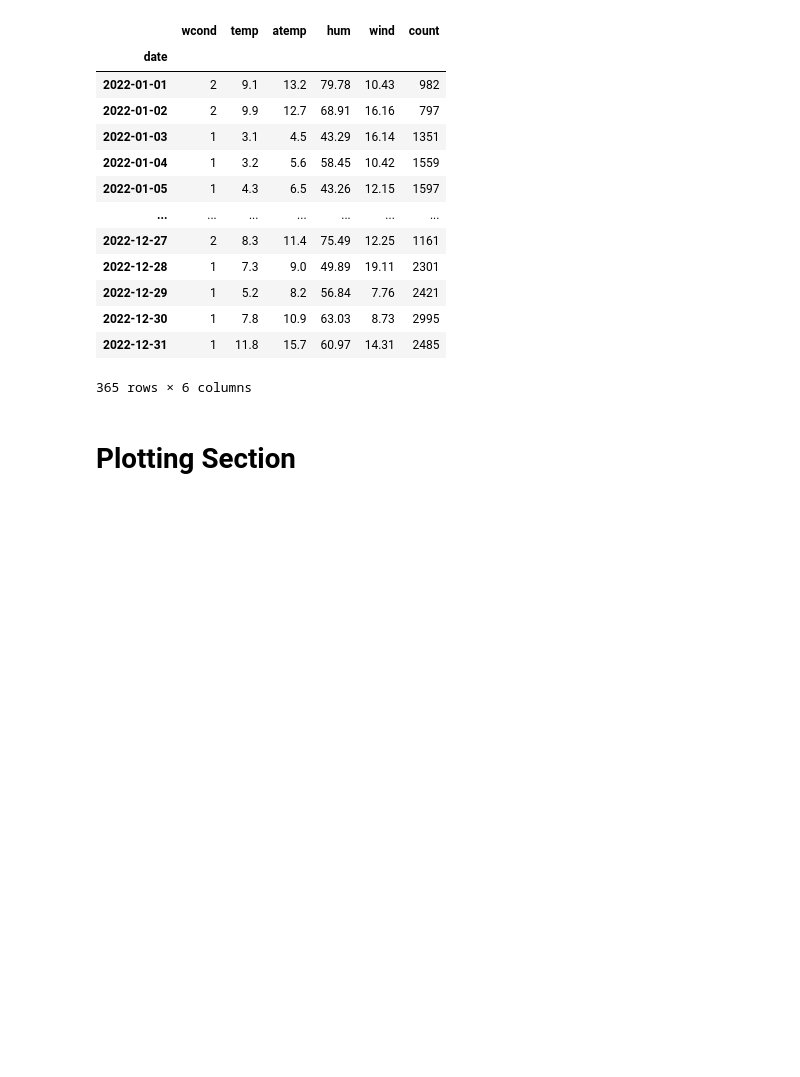
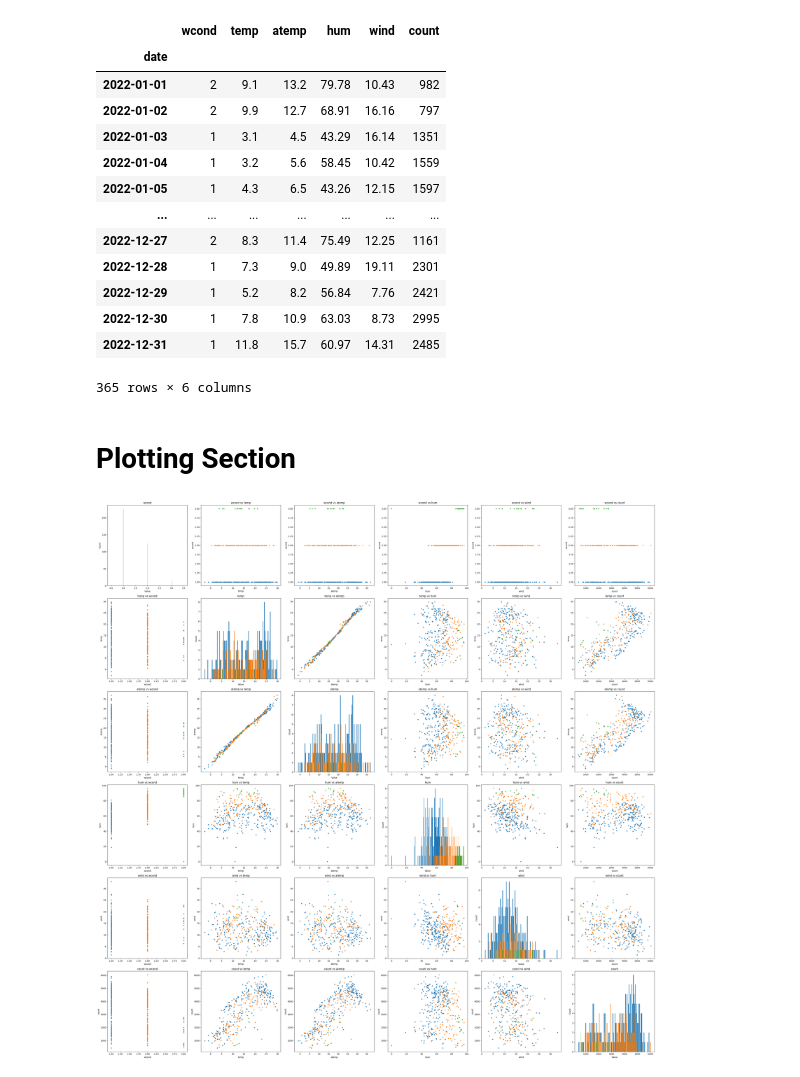
Before and after one commit to Karolcha100/SAD_2026_proj2_in_python, a Jupyter notebook: viewing_data.ipynb, the cells around one changed output. Cells and saved outputs as stored; diff of their text form; code cells hidden in the pictures; blank space fills up the shorter version.

Commit message:
viewing data x2

```diff
--- a/viewing_data.ipynb
+++ b/viewing_data.ipynb
@@ -26,4 +27,14 @@ df
 # %%
 from scripts.Cluster_plotting import plot_all_columns, plot_hist
 # %%
-plot_all_columns
+plot_all_columns(
+    df,
+    all_labels=df["wcond"],
+    sel_labels=sorted([lab for lab in df["wcond"].unique()]),
+    save_path="untracked/viewing_data_all_cols.png",
+    alpha = 1,
+    point_size=50,
+    bins_n=100
+    )
+# %% [output]
+[figure, added]
```
Also changed, not shown: parts of 1 cell of this notebook, 3 other files.
